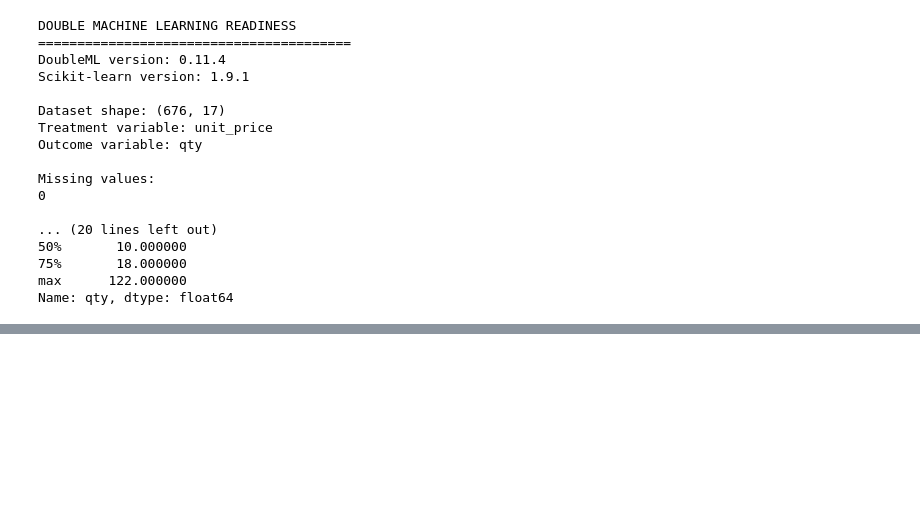
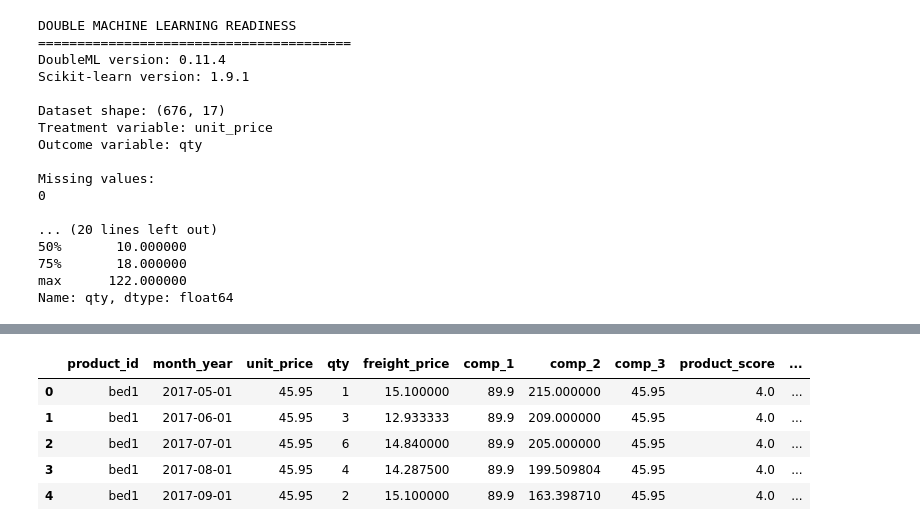
Before and after one commit to tusharkamble2127/EconoCausal, a Jupyter notebook: notebooks/01_dataset_and_eda.ipynb, the cells around one changed output, grey strips where cells are left out. Saved outputs shown, nothing was run; the diff lists cells and outputs as text; code cells hidden in the pictures; blank space fills up the shorter version.

Commit message:
Finalize EDA and causal model comparison

```diff
--- a/notebooks/01_dataset_and_eda.ipynb
+++ b/notebooks/01_dataset_and_eda.ipynb
@@ -3837,0 +3967,78 @@ Name: qty, dtype: float64
+# %%
+# STEP 68D: REBUILD ANALYSIS AND CAUSAL MODEL DATASETS
+
+import pandas as pd
+
+# 1. Parse the month-year column
+df["month_year"] = pd.to_datetime(
+    df["month_year"],
+    format="%d-%m-%Y",
+    errors="raise"
+)
+
+# 2. Rebuild the analysis dataset
+analysis_columns = [
+    "product_id",
+    "product_category_name",
+    "month_year",
+    "unit_price",
+    "qty",
+    "freight_price",
+    "product_score",
+    "product_weight_g",
+    "product_photos_qty",
+    "comp_1",
+    "comp_2",
+    "comp_3",
+    "ps1",
+    "ps2",
+    "ps3",
+    "fp1",
+    "fp2",
+    "fp3",
+]
+
+analysis_df = df[analysis_columns].copy()
+
+# 3. Rebuild the causal model dataset
+model_columns = [
+    "product_id",
+    "month_year",
+    "unit_price",
+    "qty",
+    "freight_price",
+    "comp_1",
+    "comp_2",
+    "comp_3",
+    "product_score",
+    "product_weight_g",
+    "product_photos_qty",
+    "ps1",
+    "ps2",
+    "ps3",
+    "fp1",
+    "fp2",
+    "fp3",
+]
+
+model_df = analysis_df[model_columns].copy()
+
+# 4. Display verification results
+print("DATASETS REBUILT SUCCESSFULLY")
+print("-" * 45)
+
+print("analysis_df shape:", analysis_df.shape)
+print("model_df shape:", model_df.shape)
+
+print("\nanalysis_df missing values:", analysis_df.isnull().sum().sum())
+print("model_df missing values:", model_df.isnull().sum().sum())
+
+print("\nUnique products:", model_df["product_id"].nunique())
+print("Unique months:", model_df["month_year"].nunique())
+
+print("\nmodel_df columns:")
+print(model_df.columns.tolist())
+
+print("\nFirst five rows of model_df:")
+display(model_df.head())
+# %% [output]
@@ -3837,0 +4060,6 @@ Name: qty, dtype: float64
+|  | product_id | month_year | unit_price | qty | freight_price | comp_1 | comp_2 | comp_3 | product_score | ... |
+| 0 | bed1 | 2017-05-01 | 45.95 | 1 | 15.100000 | 89.9 | 215.000000 | 45.95 | 4.0 | ... |
+| 1 | bed1 | 2017-06-01 | 45.95 | 3 | 12.933333 | 89.9 | 209.000000 | 45.95 | 4.0 | ... |
+| 2 | bed1 | 2017-07-01 | 45.95 | 6 | 14.840000 | 89.9 | 205.000000 | 45.95 | 4.0 | ... |
+| 3 | bed1 | 2017-08-01 | 45.95 | 4 | 14.287500 | 89.9 | 199.509804 | 45.95 | 4.0 | ... |
+| 4 | bed1 | 2017-09-01 | 45.95 | 2 | 15.100000 | 89.9 | 163.398710 | 45.95 | 4.0 | ... |
```
Also changed, not shown: parts of 44 cells of this notebook.
